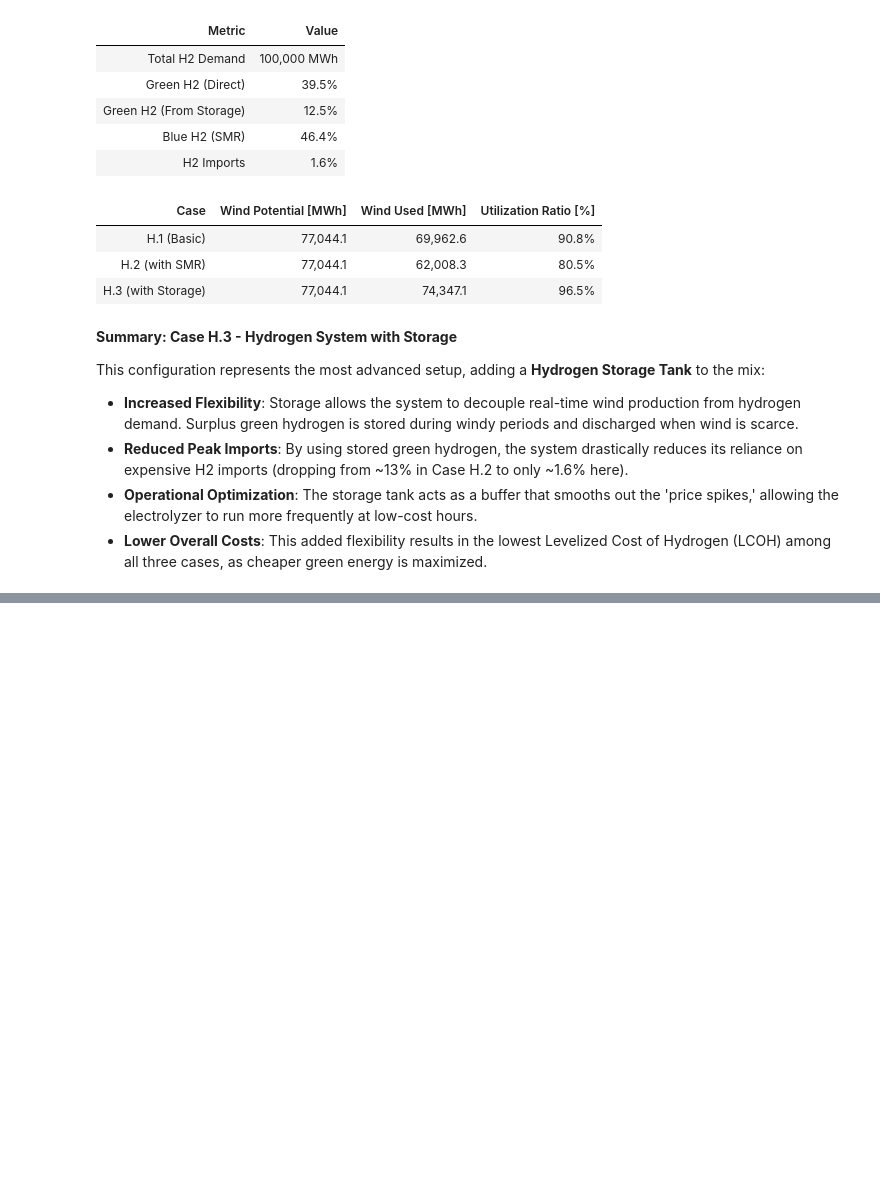
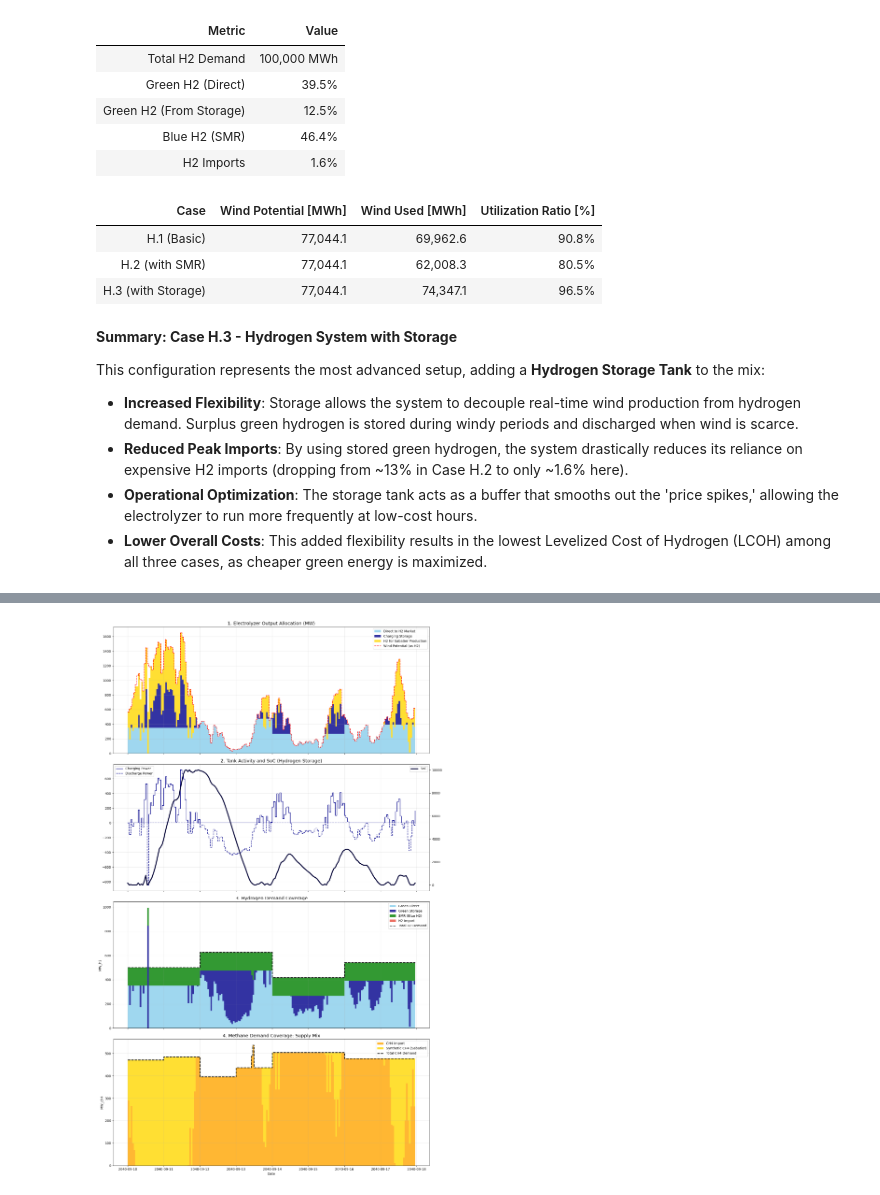
Before and after one commit to icosrle31/Test_ENNOH, a Jupyter notebook: Hydrogen_market.ipynb, the cells around one changed output, grey strips where cells are left out. Drawn from its saved outputs; the diff is of its cells as text; code cells hidden in the pictures; blank space fills up the shorter version.

```diff
--- a/Hydrogen_market.ipynb
+++ b/Hydrogen_market.ipynb
@@ -962,0 +1035,85 @@ This configuration represents the most advanced setup, adding a **Hydrogen Stora
+# %%
+import matplotlib.pyplot as plt
+import numpy as np
+
+# --- 1. Data Extraction ---
+h2_load_h4 = n_h4.loads_t.p['H2_Demand']
+smr_h2_h4 = n_h4.links_t.p1['SMR_Plant'].abs()
+h2_import_h2_h4 = n_h4.generators_t.p['H2_Import']
+
+# CH4 Data Extraction
+ch4_load_h4 = n_h4.loads_t.p['CH4_Demand']
+ch4_import_h4 = n_h4.generators_t.p['CH4_Import']
+smr_ch4_consumption = n_h4.links_t.p0['SMR_Plant'].abs()
+total_ch4_demand_h4 = ch4_load_h4 + smr_ch4_consumption
+
+# Electrolyzer and Storage Flows
+elec_total_h2_h4 = n_h4.links_t.p1['Electrolyzer_Decoupled'].abs()
+storage_p_h4 = n_h4.stores_t.p['H2_Storage']
+charge_p_h4 = -storage_p_h4.clip(upper=0)
+discharge_actual_h4 = storage_p_h4.clip(lower=0)
+soc_h4 = n_h4.stores_t.e['H2_Storage']
+
+# Sabatier CH4 output and H2 input
+sabatier_ch4_output = n_h4.links_t.p1['Sabatier_Plant'].abs()
+sabatier_h2_input = n_h4.links_t.p0['Sabatier_Plant'].abs()
+
+# Wind Potential (scaled by efficiency)
+wind_potential_h2_h4 = (n_h4.generators_t.p_max_pu['Wind'] * n_h4.generators.at['Wind', 'p_nom']) * n_h4.links.at['Electrolyzer_Decoupled', 'efficiency']
+
+# Logic for Demand Coverage
+true_direct_from_elec_h4 = (elec_total_h2_h4 - charge_p_h4 - sabatier_h2_input).clip(lower=0)
+true_from_storage_h4 = discharge_actual_h4
+
+# --- 2. Visualization ---
+fig, axes = plt.subplots(4, 1, figsize=(15, 24), sharex=True)
+
+# Subplot 1: Electrolyzer Split
+labels_elec = ['Direct to H2 Market', 'Charging Storage', 'H2 for Sabatier Production']
+colors_elec_v2 = ['#87CEEB', '#00008B', 'gold']
+axes[0].stackplot(elec_total_h2_h4.index,
+                  [true_direct_from_elec_h4.values, charge_p_h4.values, sabatier_h2_input.values],
+                  labels=labels_elec, colors=colors_elec_v2, alpha=0.8, step='post')
+axes[0].step(wind_potential_h2_h4.index, wind_potential_h2_h4.values, where='post', color='red', linestyle='--', linewidth=1.5, label='Wind Potential (as H2)')
+axes[0].set_title('1. Electrolyzer Output Allocation (MW)', fontsize=14)
+axes[0].legend(loc='upper right')
+axes[0].grid(True, alpha=0.3)
+
+# Subplot 2: Storage Dynamics
+axes[1].step(charge_p_h4.index, charge_p_h4.values, where='post', color='#00008B', label='Charging Power')
+axes[1].step(discharge_actual_h4.index, -discharge_actual_h4.values, where='post', color='#00008B', linestyle='--', label='Discharge Power')
+ax2_twin = axes[1].twinx()
+ax2_twin.plot(soc_h4.index, soc_h4.values, color='#000033', linewidth=3, label='SoC')
+axes[1].set_title('2. Tank Activity and SoC (Hydrogen Storage)', fontsize=14)
+axes[1].legend(loc='upper left')
+ax2_twin.legend(loc='upper right')
+axes[1].grid(True, alpha=0.3)
+
+# Subplot 3: H2 Demand Coverage
+axes[2].stackplot(h2_load_h4.index,
+                  [true_direct_from_elec_h4.values, true_from_storage_h4.values, smr_h2_h4.values, h2_import_h2_h4.values],
+                  labels=['Green Direct', 'Green Storage', 'SMR (Blue H2)', 'H2 Import'],
+                  colors=['#87CEEB', '#00008B', 'green', '#e74c3c'], alpha=0.8, step='post')
+axes[2].step(h2_load_h4.index, h2_load_h4.values, where='post', color='black', linestyle='--', linewidth=2, label='Total H2 Demand')
+axes[2].set_title('3. Hydrogen Demand Coverage', fontsize=14)
+axes[2].set_ylabel('MW_h2')
+axes[2].legend(loc='upper right')
+axes[2].grid(True, alpha=0.3)
+
+# Subplot 4: CH4 Demand Coverage
+labels_ch4_supply = ['CH4 Import', 'Synthetic CH4 (Sabatier)']
+colors_ch4_supply = ['orange', 'gold']
+axes[3].stackplot(ch4_load_h4.index,
+                  [ch4_import_h4.values, sabatier_ch4_output.values],
+                  labels=labels_ch4_supply, colors=colors_ch4_supply, alpha=0.8, step='post')
+axes[3].step(ch4_load_h4.index, total_ch4_demand_h4.values, where='post', color='black', linestyle='--', linewidth=2, label='Total CH4 Demand')
+axes[3].set_title('4. Methane Demand Coverage: Supply Mix', fontsize=14)
+axes[3].set_ylabel('MW_ch4')
+axes[3].set_xlabel('Date')
+axes[3].legend(loc='upper right')
+axes[3].grid(True, alpha=0.3)
+
+plt.tight_layout()
+plt.show()
+# %% [output]
+[figure, added]
```
Also changed, not shown: parts of 23 cells of this notebook.
